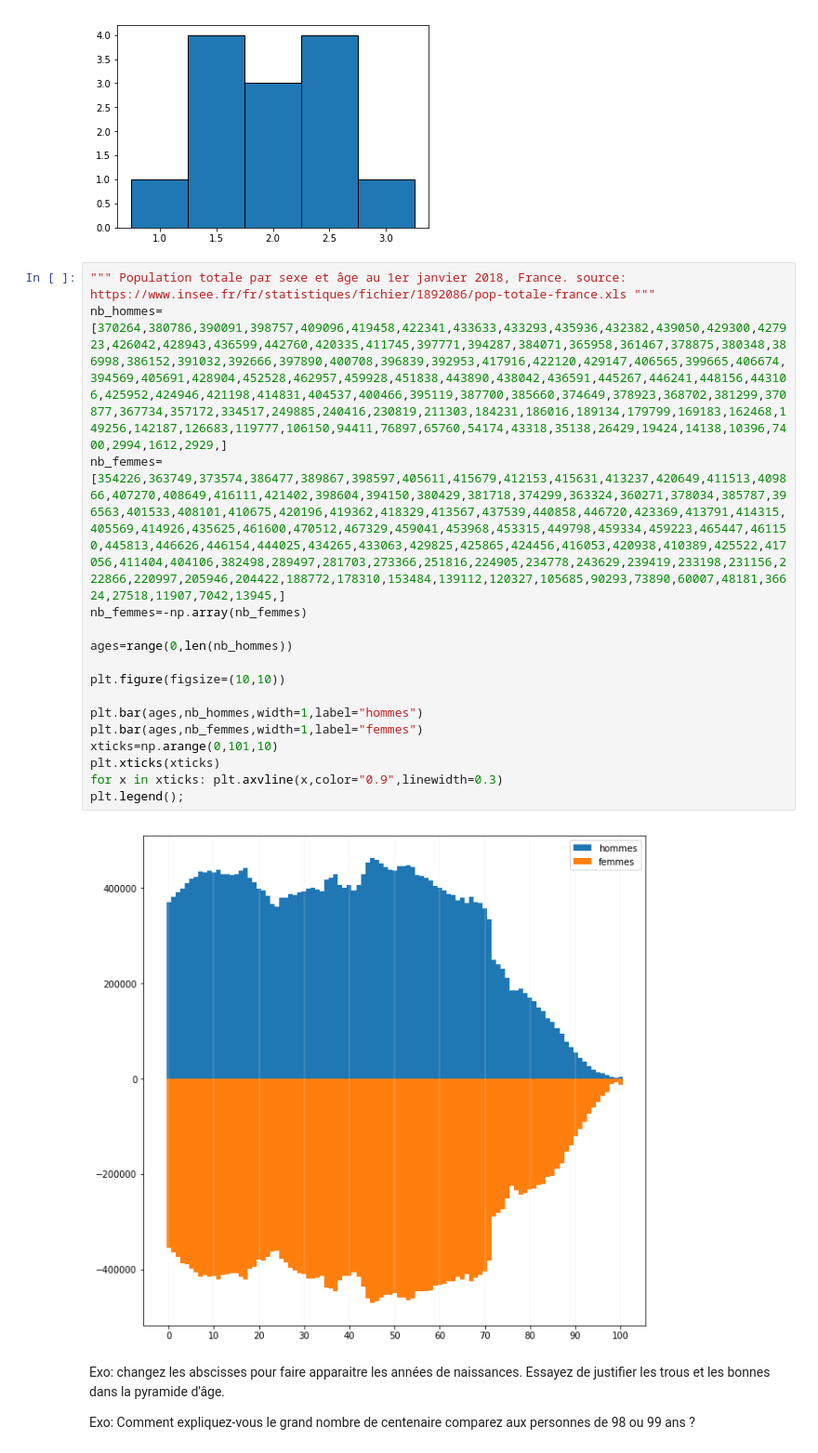
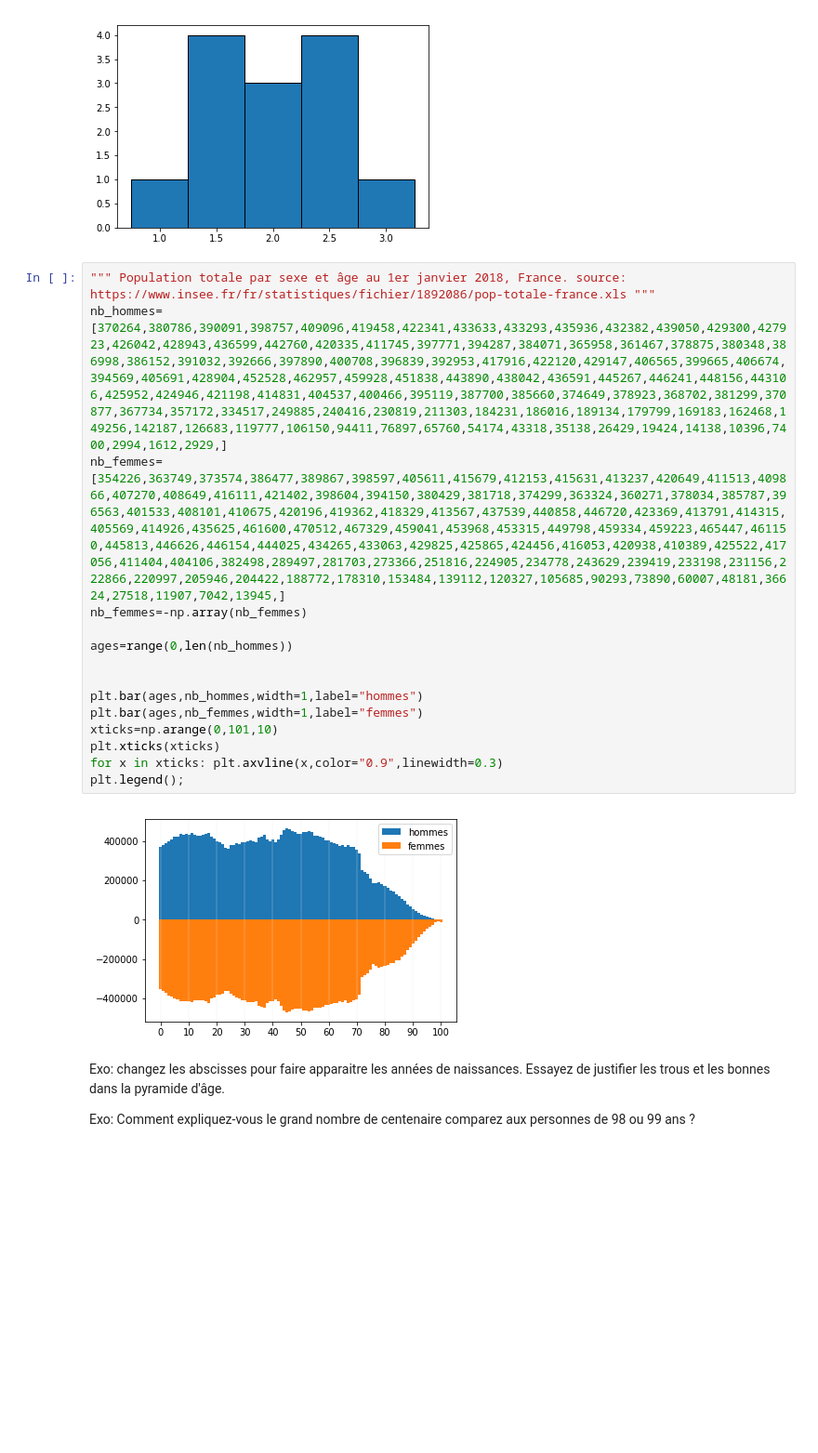
Before and after one commit to vincentvigon/aleaDataSignal, a Jupyter notebook: alea/02-histogramme_densite.ipynb, the cells around one changed output. Shown at 93% size. Cells and saved outputs as stored; diff of their text form; blank space fills up the shorter version.

```diff
--- a/alea/02-histogramme_densite.ipynb
+++ b/alea/02-histogramme_densite.ipynb
@@ -20,22 +17,21 @@ plt.bar(x,y,edgecolor="k",width=0.5); # "k" c'est black
 # %%
 """ Population totale par sexe et âge au 1er janvier 2018, France. source:
 https://www.insee.fr/fr/statistiques/fichier/1892086/pop-totale-france.xls """
 nb_hommes=[370264,380786,390091,398757,409096,419458,422341,433633,433293,435936,432382,439050,429300,427923,426042,428943,436599,442760,420335,411745,397771,394287,384071,365958,361467,378875,380348,386998,386152,391032,392666,397890,400708,396839,392953,417916,422120,429147,406565,399665,406674,394569,405691,428904,452528,462957,459928,451838,443890,438042,436591,445267,446241,448156,443106,425952,424946,421198,414831,404537,400466,395119,387700,385660,374649,378923,368702,381299,370877,367734,357172,334517,249885,240416,230819,211303,184231,186016,189134,179799,169183,162468,149256,142187,126683,119777,106150,94411,76897,65760,54174,43318,35138,26429,19424,14138,10396,7400,2994,1612,2929,]
 nb_femmes=[354226,363749,373574,386477,389867,398597,405611,415679,412153,415631,413237,420649,411513,409866,407270,408649,416111,421402,398604,394150,380429,381718,374299,363324,360271,378034,385787,396563,401533,408101,410675,420196,419362,418329,413567,437539,440858,446720,423369,413791,414315,405569,414926,435625,461600,470512,467329,459041,453968,453315,449798,459334,459223,465447,461150,445813,446626,446154,444025,434265,433063,429825,425865,424456,416053,420938,410389,425522,417056,411404,404106,382498,289497,281703,273366,251816,224905,234778,243629,239419,233198,231156,222866,220997,205946,204422,188772,178310,153484,139112,120327,105685,90293,73890,60007,48181,36624,27518,11907,7042,13945,]
 nb_femmes=-np.array(nb_femmes)
 
 ages=range(0,len(nb_hommes))
 
-plt.figure(figsize=(10,10))
 
 plt.bar(ages,nb_hommes,width=1,label="hommes")
 plt.bar(ages,nb_femmes,width=1,label="femmes")
 xticks=np.arange(0,101,10)
 plt.xticks(xticks)
 for x in xticks: plt.axvline(x,color="0.9",linewidth=0.3)
 plt.legend();
 # %% [output]
-[figure, old version]
+[figure, new version]
 # %% [markdown]
 Exo: changez les abscisses pour faire apparaitre les années de naissances. Essayez de justifier les trous et les bonnes dans la pyramide d'âge.
 
```
Also changed, not shown: parts of 3 cells of this notebook, 6 other files.
